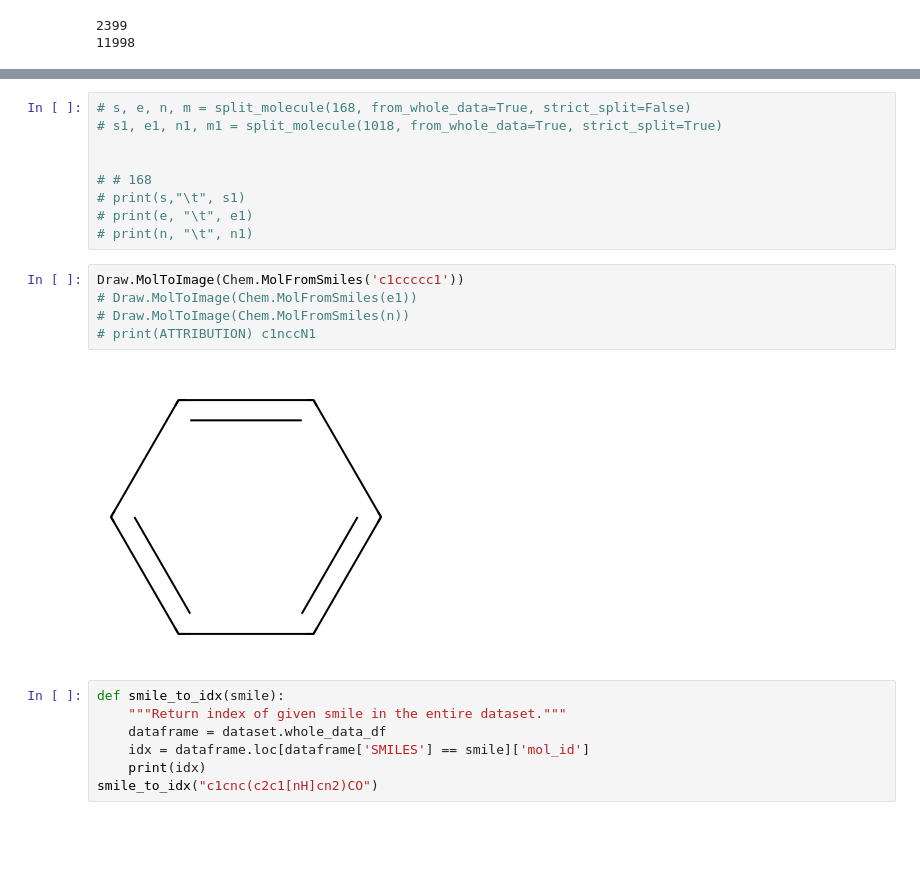
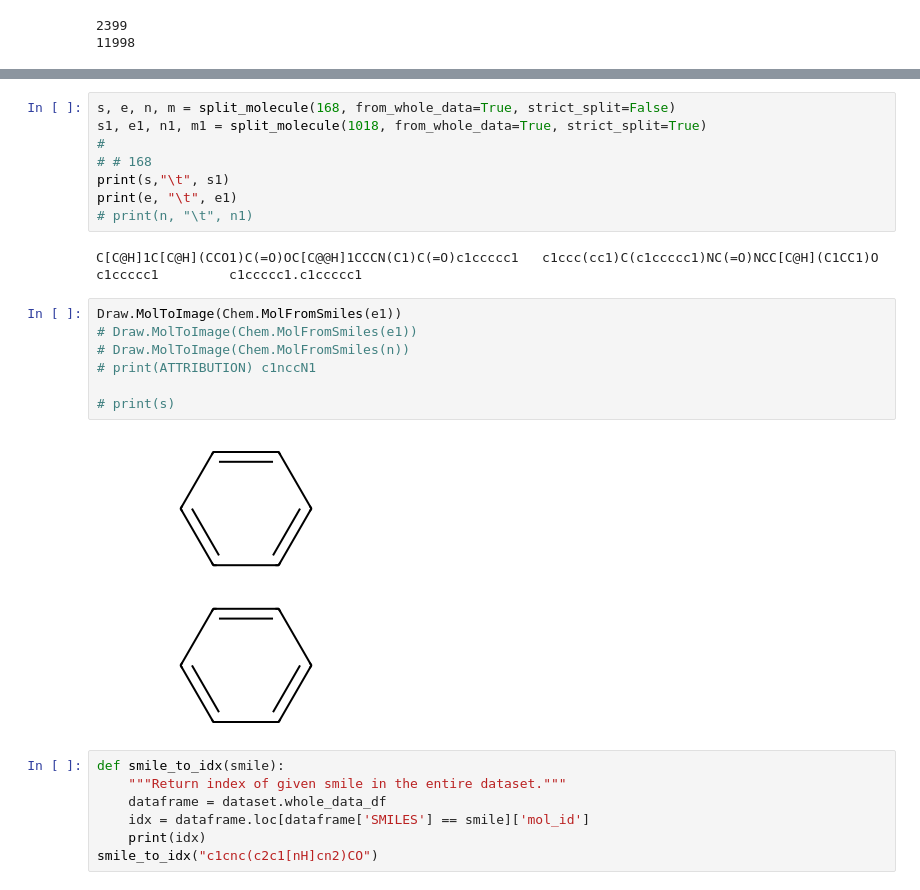
Before and after one commit to helipajari/mpp-comp-suff, a Jupyter notebook: Examples/Comprehensiveness_Sufficiency.ipynb, the cells around one changed output, grey strips where cells are left out. Cells and saved outputs as stored; diff of their text form; blank space fills up the shorter version.

```diff
--- a/Examples/Comprehensiveness_Sufficiency.ipynb
+++ b/Examples/Comprehensiveness_Sufficiency.ipynb
@@ -339,21 +344,25 @@ def split_molecule(mol_idx:int, explainer='IG', threshold=1e-4, from_whole_data=
 
     return smile, explaining_smile, non_explaining_smile, exp_length
 # %%
-# s, e, n, m = split_molecule(168, from_whole_data=True, strict_split=False)
-# s1, e1, n1, m1 = split_molecule(1018, from_whole_data=True, strict_split=True)
-
-
+s, e, n, m = split_molecule(168, from_whole_data=True, strict_split=False)
+s1, e1, n1, m1 = split_molecule(1018, from_whole_data=True, strict_split=True)
+#
 # # 168
-# print(s,"\t", s1)
-# print(e, "\t", e1)
+print(s,"\t", s1)
+print(e, "\t", e1)
 # print(n, "\t", n1)
+# %% [output]
+C[C@H]1C[C@H](CCO1)C(=O)OC[C@@H]1CCCN(C1)C(=O)c1ccccc1   c1ccc(cc1)C(c1ccccc1)NC(=O)NCC[C@H](C1CC1)O
+c1ccccc1         c1ccccc1.c1ccccc1
 # %%
-Draw.MolToImage(Chem.MolFromSmiles('c1ccccc1'))
+Draw.MolToImage(Chem.MolFromSmiles(e1))
 # Draw.MolToImage(Chem.MolFromSmiles(e1))
 # Draw.MolToImage(Chem.MolFromSmiles(n))
 # print(ATTRIBUTION) c1nccN1
+
+# print(s)
 # %% [output]
-[figure, old version]
+[figure, new version]
 # %%
 def smile_to_idx(smile):
     """Return index of given smile in the entire dataset."""
```
Also changed, not shown: parts of 11 cells of this notebook, 1 other file.
